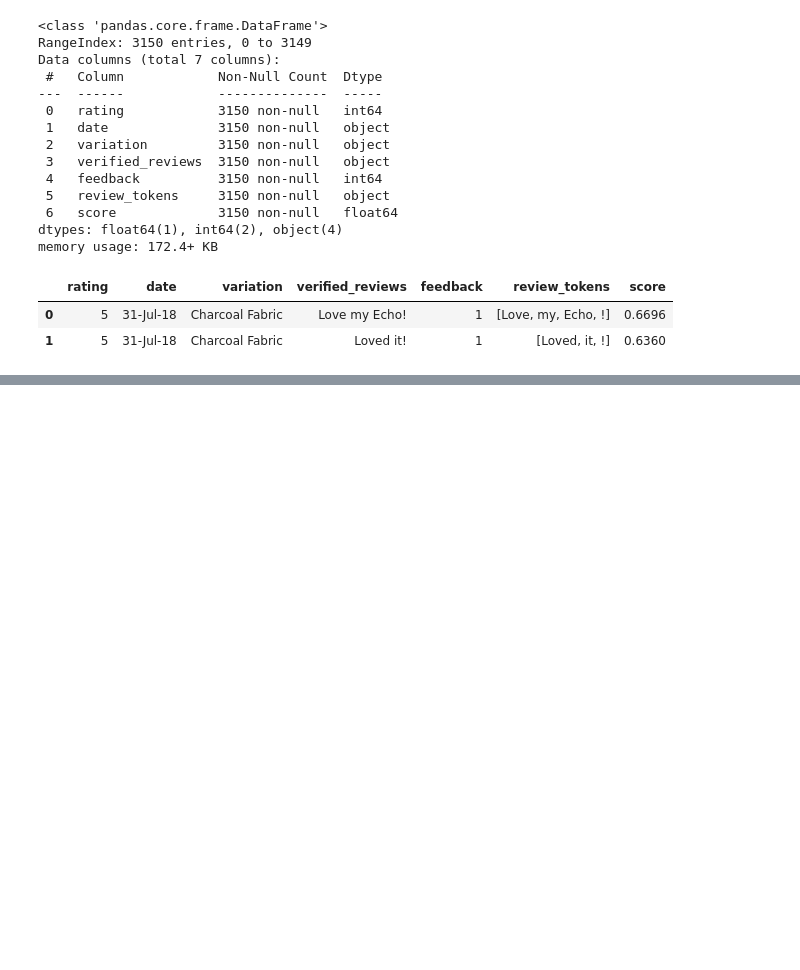
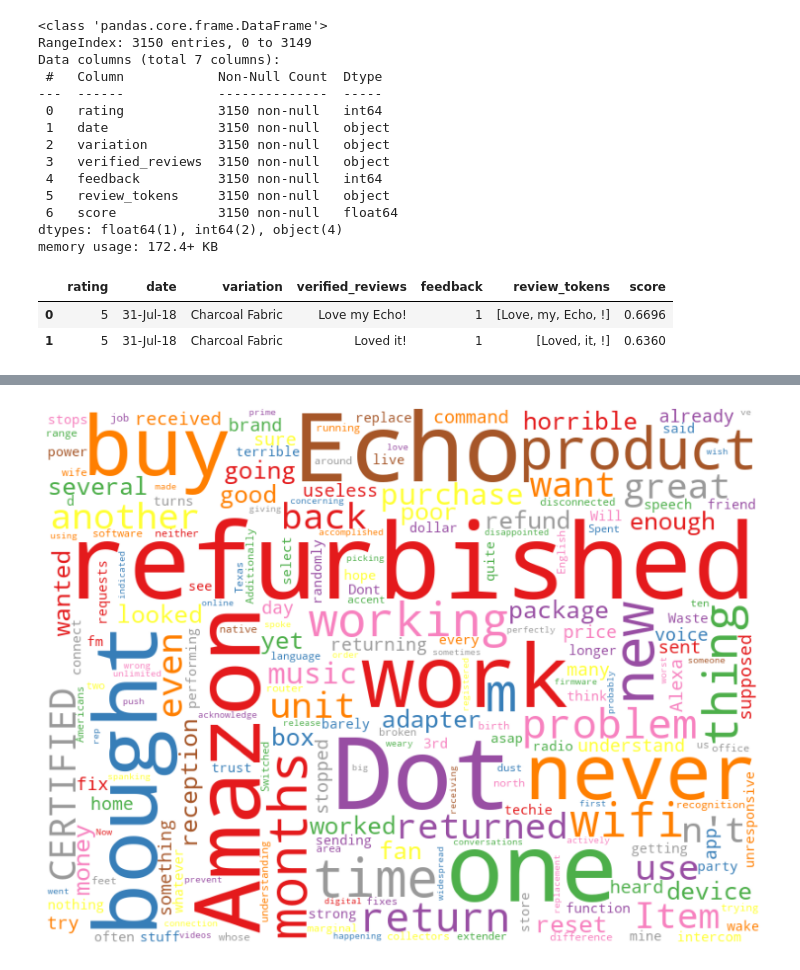
Before and after one commit to nirupamaprv/SentimentAnalysis, a Jupyter notebook: SentimentAnalysisReviews.ipynb, the cells around one changed output, grey strips where cells are left out. Drawn from its saved outputs; the diff is of its cells as text; code cells hidden in the pictures; blank space fills up the shorter version.

```diff
--- a/SentimentAnalysisReviews.ipynb
+++ b/SentimentAnalysisReviews.ipynb
@@ -189,0 +274,2 @@ df.tail(8)
+# %%
+df_combo = df.groupby(['rating', 'variation'], as_index = False).agg({'review_tokens': ' '.join})
@@ -189,0 +298,4 @@ df.tail(8)
+# %%
+make_wordcloud(df_combo['review_tokens'].values[0])
+# %% [output]
+[figure, added]
```
Also changed, not shown: parts of 13 cells of this notebook.
